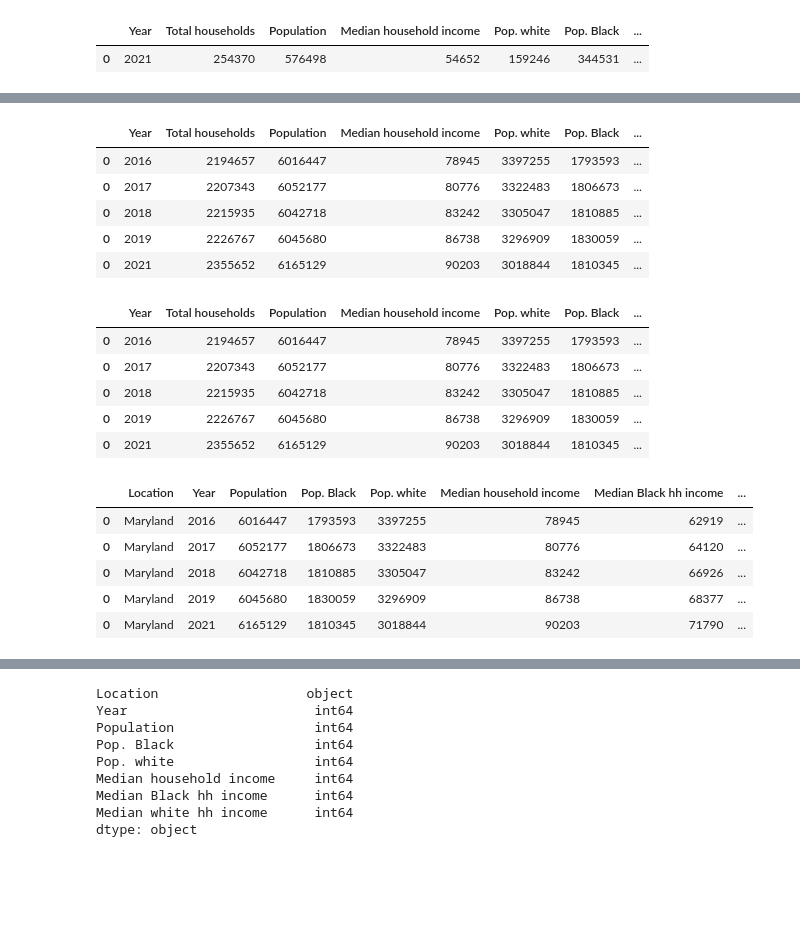
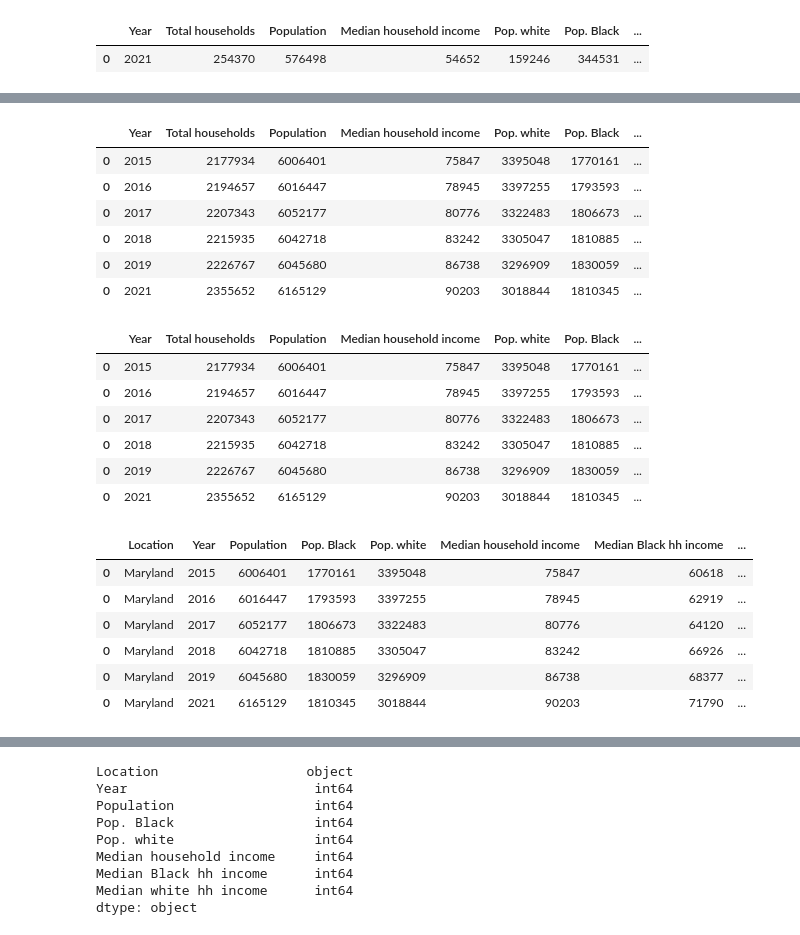
Before and after one commit to Jenkir/BT-equity-metric-analysis, a Jupyter notebook: GOAL-1/Build_economy_ALL-locations.ipynb, the cells around one changed output, grey strips where cells are left out. Saved outputs shown, nothing was run; the diff lists cells and outputs as text; code cells hidden in the pictures; blank space fills up the shorter version.

```diff
--- a/GOAL-1/Build_economy_ALL-locations.ipynb
+++ b/GOAL-1/Build_economy_ALL-locations.ipynb
@@ -15,6 +16,7 @@ bdata_2019 = "balt_income_2019.csv"
 bdata_2021 = "balt_income_2021.csv"
 # %%
 # import MD data
+mdata_2015 = "MD_income_2015.csv"
 mdata_2016 = "MD_income_2016.csv"
 mdata_2017 = "MD_income_2017.csv"
 mdata_2018 = "MD_income_2018.csv"
@@ -93,6 +105,7 @@ dfb
 | 0 | Baltimore | 2019 | 593490 | 371243 | 179979 | 50177 | 39101 | ... |
 | 0 | Baltimore | 2021 | 576498 | 344531 | 159246 | 54652 | 42825 | ... |
 # %%
+mdf_2015 = pd.read_csv(mdata_2015)
 mdf_2016 = pd.read_csv(mdata_2016)
 mdf_2017 = pd.read_csv(mdata_2017)
 mdf_2018 = pd.read_csv(mdata_2018)
@@ -100,10 +113,11 @@ mdf_2019 = pd.read_csv(mdata_2019)
 mdf_2021 = pd.read_csv(mdata_2021)
 # %%
 # Combine all of the Maryland dataframes using pd.concat
-dfm1 = pd.concat([mdf_2016,mdf_2017,mdf_2018,mdf_2019,mdf_2021], axis=0, sort=False)
+dfm1 = pd.concat([mdf_2015,mdf_2016,mdf_2017,mdf_2018,mdf_2019,mdf_2021], axis=0, sort=False)
 dfm1
 # %% [output]
 |  | Year | Total households | Population | Median household income | Pop. white | Pop. Black | ... |
+| 0 | 2015 | 2177934 | 6006401 | 75847 | 3395048 | 1770161 | ... |
 | 0 | 2016 | 2194657 | 6016447 | 78945 | 3397255 | 1793593 | ... |
 | 0 | 2017 | 2207343 | 6052177 | 80776 | 3322483 | 1806673 | ... |
 | 0 | 2018 | 2215935 | 6042718 | 83242 | 3305047 | 1810885 | ... |
@@ -116,6 +130,7 @@ dfm1 = dfm1.rename(columns={"Median HH income White Alone Householder": "Median
 dfm1
 # %% [output]
 |  | Year | Total households | Population | Median household income | Pop. white | Pop. Black | ... |
+| 0 | 2015 | 2177934 | 6006401 | 75847 | 3395048 | 1770161 | ... |
 | 0 | 2016 | 2194657 | 6016447 | 78945 | 3397255 | 1793593 | ... |
 | 0 | 2017 | 2207343 | 6052177 | 80776 | 3322483 | 1806673 | ... |
 | 0 | 2018 | 2215935 | 6042718 | 83242 | 3305047 | 1810885 | ... |
@@ -128,6 +143,7 @@ dfm = dfm1.loc[:,['Location', 'Year','Population','Pop. Black','Pop. white','Med
 dfm
 # %% [output]
 |  | Location | Year | Population | Pop. Black | Pop. white | Median household income | Median Black hh income | ... |
+| 0 | Maryland | 2015 | 6006401 | 1770161 | 3395048 | 75847 | 60618 | ... |
 | 0 | Maryland | 2016 | 6016447 | 1793593 | 3397255 | 78945 | 62919 | ... |
 | 0 | Maryland | 2017 | 6052177 | 1806673 | 3322483 | 80776 | 64120 | ... |
 | 0 | Maryland | 2018 | 6042718 | 1810885 | 3305047 | 83242 | 66926 | ... |
```
Also changed, not shown: parts of 16 cells of this notebook, 4 other files.
